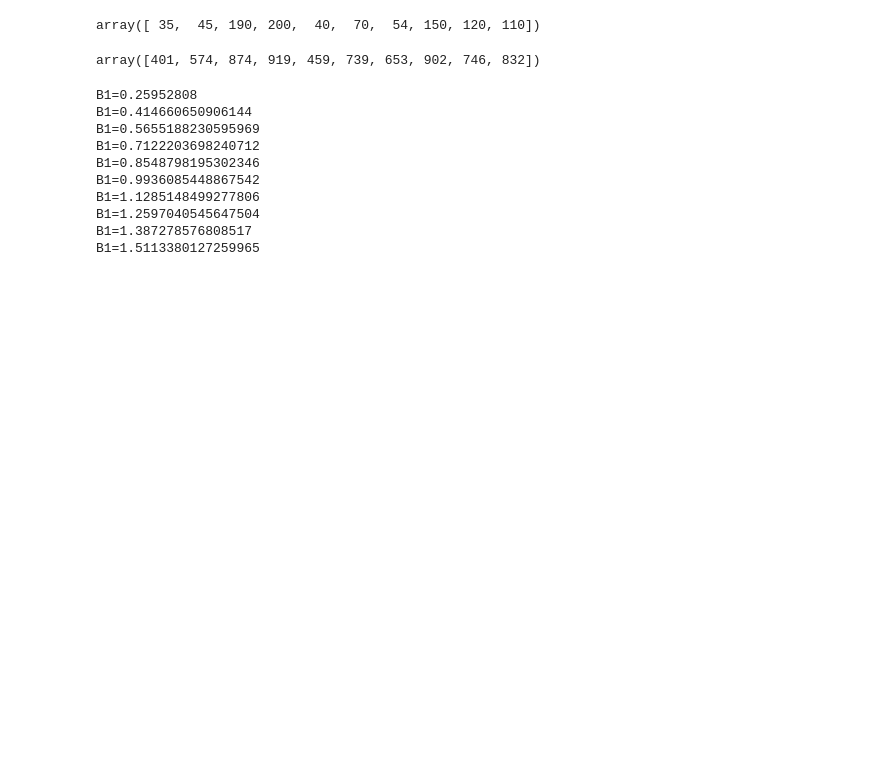
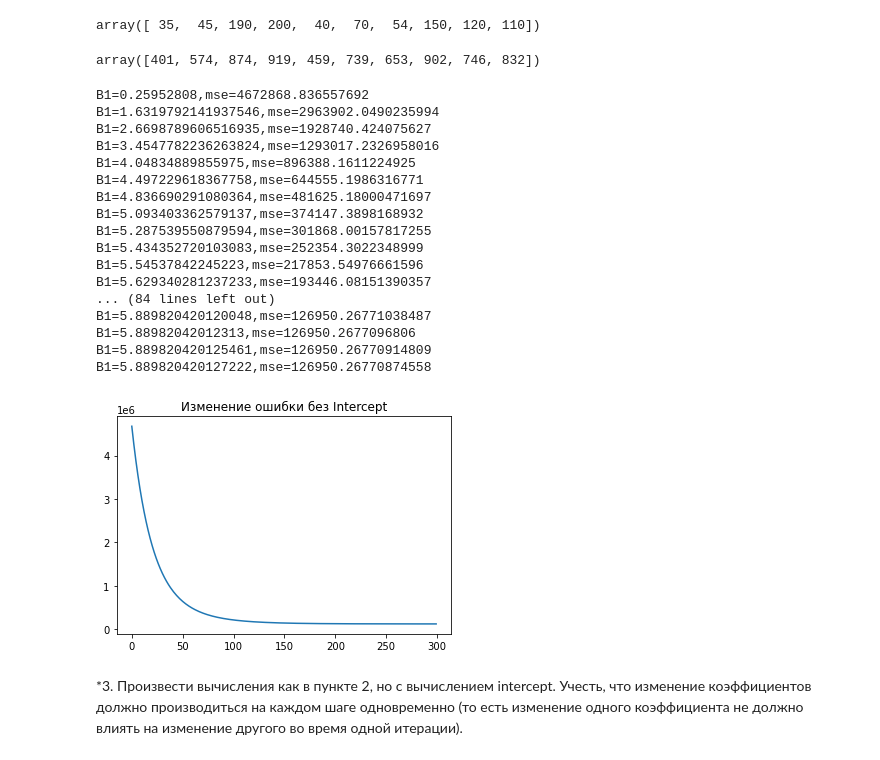
Before and after one commit to LenaChuh/matstat, a Jupyter notebook: lesson7.ipynb, the cells around one changed output. Drawn from its saved outputs; the diff is of its cells as text; code cells hidden in the pictures; blank space fills up the shorter version.

```diff
--- a/lesson7.ipynb
+++ b/lesson7.ipynb
@@ -118,17 +118,32 @@ ks
 # %% [output]
 array([401, 574, 874, 919, 459, 739, 653, 902, 746, 832])
 # %%
-for i in range(10):
+B1_plot=[]
+mse_plot=[]
+i_plot=[]
+
+for i in range(1000):
     B1 -= alpha*(2/n)*np.sum((B1*zp-ks)*zp)
-    print('B1={}'.format(B1))
+    B1_plot.append(B1)
+    mse_plot.append(mse(B1))
+    i_plot.append(i)
+    if i % 10 == 0:
+        print('B1={B1},mse={mse}'.format(i=i,B1=B1,mse=mse(B1)))
 # %% [output]
-B1=0.25952808
-B1=0.414660650906144
-B1=0.5655188230595969
-B1=0.7122203698240712
-B1=0.8548798195302346
-B1=0.9936085448867542
-B1=1.1285148499277806
-B1=1.2597040545647504
-B1=1.387278576808517
-B1=1.5113380127259965
+B1=0.25952808,mse=4672868.836557692
+B1=1.6319792141937546,mse=2963902.0490235994
+B1=2.6698789606516935,mse=1928740.424075627
+B1=3.4547782236263824,mse=1293017.2326958016
+B1=4.04834889855975,mse=896388.1611224925
+B1=4.497229618367758,mse=644555.1986316771
+B1=4.836690291080364,mse=481625.18000471697
+B1=5.093403362579137,mse=374147.3898168932
+B1=5.287539550879594,mse=301868.00157817255
+B1=5.434352720103083,mse=252354.3022348999
+B1=5.54537842245223,mse=217853.54976661596
+B1=5.629340281237233,mse=193446.08151390357
+... (84 lines left out)
+B1=5.889820420120048,mse=126950.26771038487
+B1=5.88982042012313,mse=126950.2677096806
+B1=5.889820420125461,mse=126950.26770914809
+B1=5.889820420127222,mse=126950.26770874558
@@ -139,0 +150,11 @@ B1=1.5113380127259965
+# %%
+plt.plot(i_plot[:300], mse_plot[:300])
+plt.title('Изменение ошибки без Intercept')
+plt.show()
+# %% [output]
+[figure, added]
+# %% [markdown]
+*3. Произвести вычисления как в пункте 2, но с вычислением intercept.
+    Учесть, что изменение коэффициентов должно
+    производиться на каждом шаге одновременно
+    (то есть изменение одного коэффициента не должно влиять на изменение другого во время одной итерации).
```
Also changed, not shown: parts of 11 cells of this notebook.
